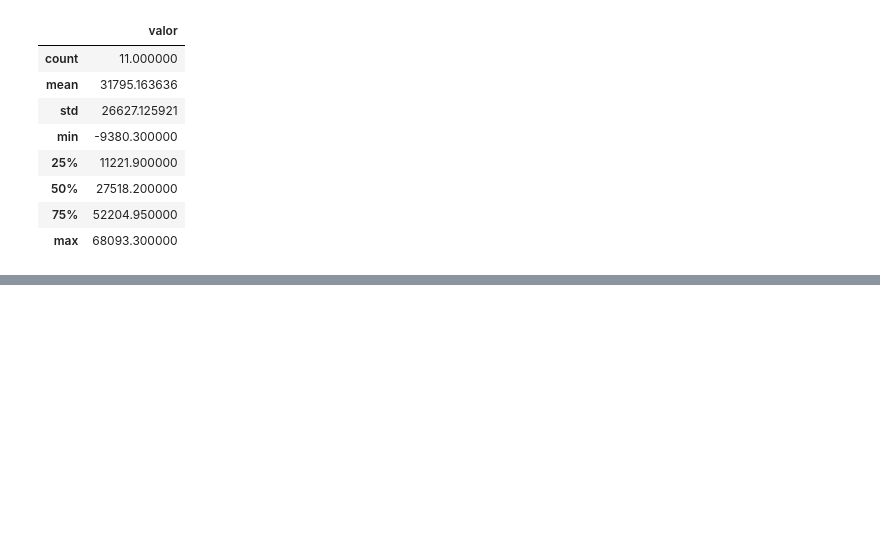
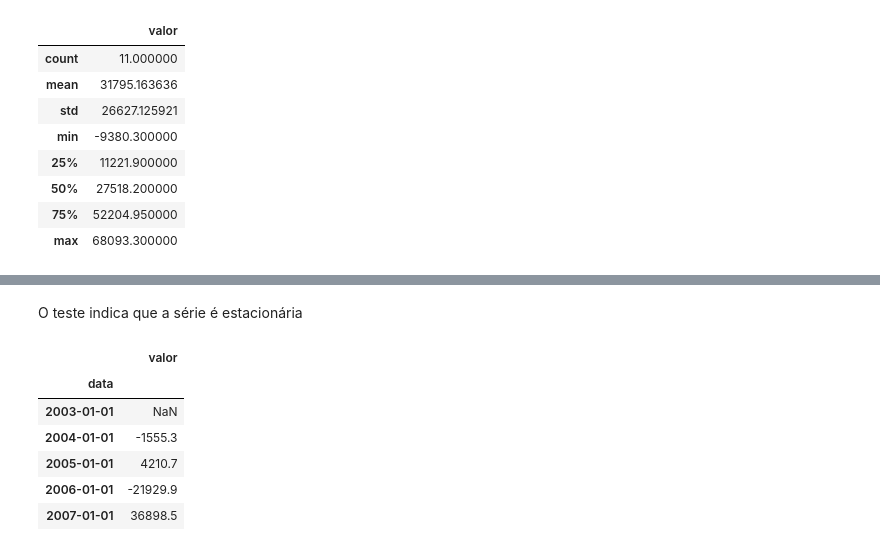
Before and after one commit to brunokolecza/investimento, a Jupyter notebook: Investimento.ipynb, the cells around one changed output, grey strips where cells are left out. Saved outputs shown, nothing was run; the diff lists cells and outputs as text; code cells hidden in the pictures; blank space fills up the shorter version.

```diff
--- a/Investimento.ipynb
+++ b/Investimento.ipynb
@@ -73,0 +105,14 @@ investimento.describe()
+# %% [markdown]
+O teste indica que a série é estacionária
+# %%
+# Cálculo da diferença pra tornar investimento estacionário
+dif_investimento = (investimento).diff()
+dif_investimento.head()
+# %% [output]
+|  | valor |
+| data |  |
+| 2003-01-01 | NaN |
+| 2004-01-01 | -1555.3 |
+| 2005-01-01 | 4210.7 |
+| 2006-01-01 | -21929.9 |
+| 2007-01-01 | 36898.5 |
```
Also changed, not shown: parts of 13 cells of this notebook.
